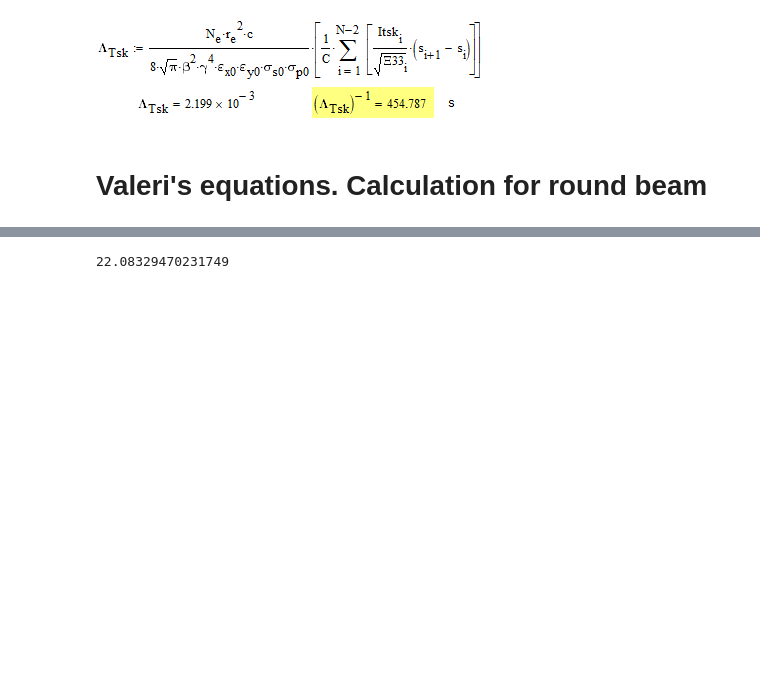
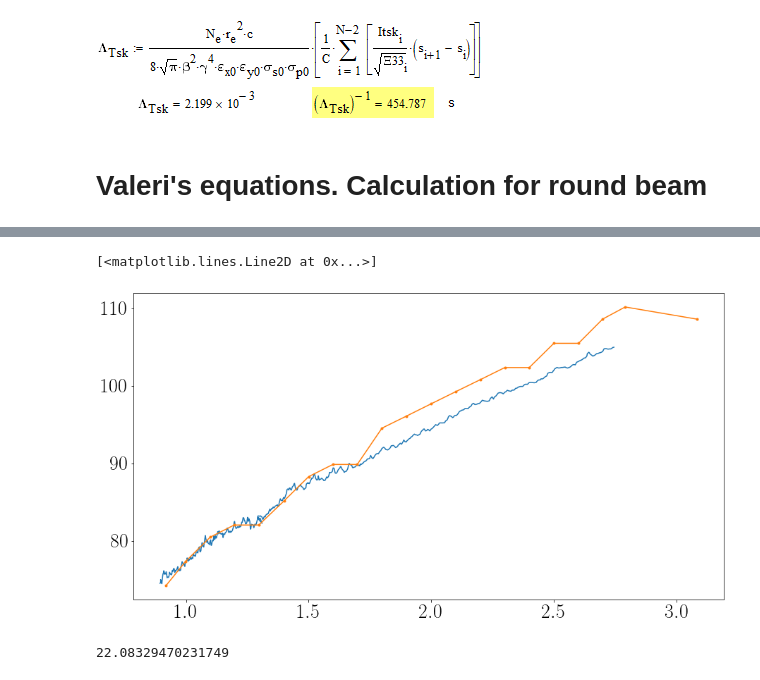
Before and after one commit to IharLobach/fur, a Jupyter notebook: shifts/shift_03_16_2020/round_and_round_long_plots/toucshek_lifetime.ipynb, the cells around one changed output, grey strips where cells are left out. Saved outputs shown, nothing was run; the diff lists cells and outputs as text; code cells hidden in the pictures; blank space fills up the shorter version.

```diff
--- a/shifts/shift_03_16_2020/round_and_round_long_plots/toucshek_lifetime.ipynb
+++ b/shifts/shift_03_16_2020/round_and_round_long_plots/toucshek_lifetime.ipynb
@@ -361,3 +338,13 @@ plt.show()
+# %%
+et_df = pd.read_csv("e_from_touschek_round.csv", index_col=0)
+# %%
+fig, ax = plt.subplots()
+ax.plot(-round_df['N:IWCMI_recalibrated_to_IWCMI_absolute'] ,
+        0.5*1000*(round_df['ex_um']+round_df['ey_um']))
+ax.plot(et_df['I (mA)'], 1000*et_df['e'], '.-')
+# %% [output]
+[<matplotlib.lines.Line2D at 0x...>]
+[figure, added]
 # %%
 i_to_photoel = cur_to_sum_channel*sum_channel_to_photoelectrons
 lt_df = pd.read_csv(shift.get_results_dir().fi("life_time_flat_03_16_2020.csv"),
```
Also changed, not shown: parts of 17 cells of this notebook, 4 other files.
